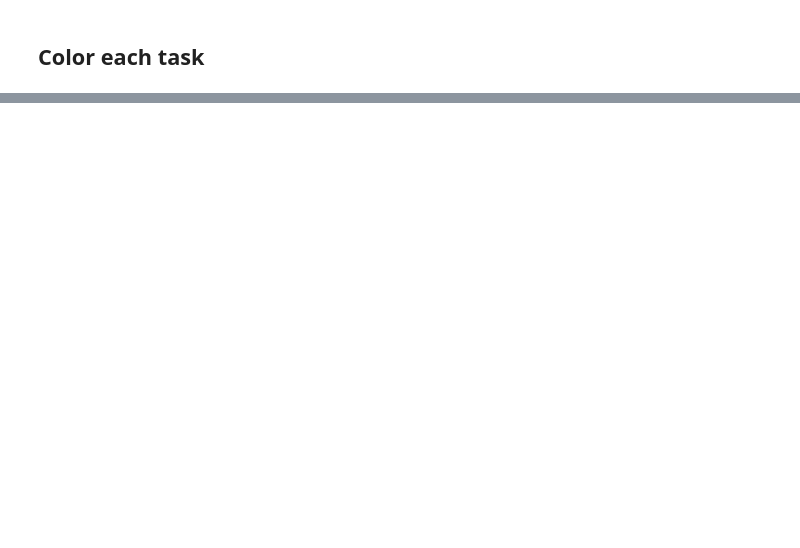
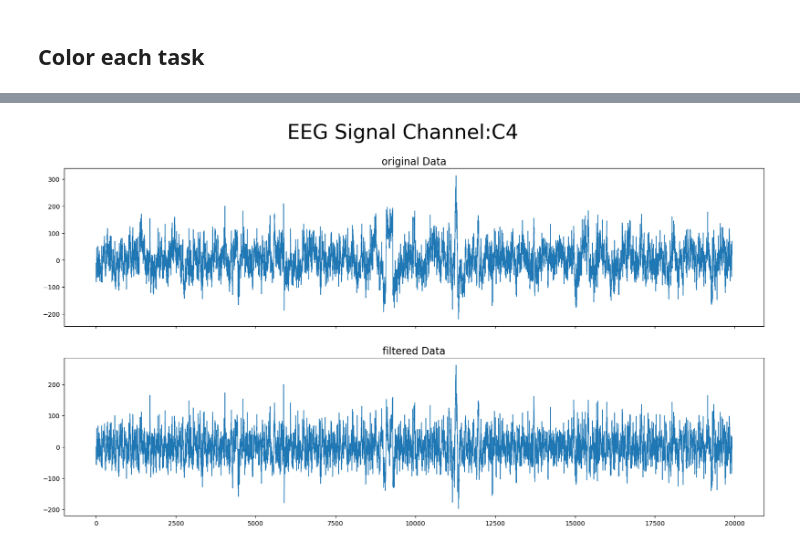
Before and after one commit to SanjarArani-Ali/EEG-Classification, a Jupyter notebook: EEGMMIDB_Classification.ipynb, the cells around one changed output, grey strips where cells are left out. Cells and saved outputs as stored; diff of their text form; code cells hidden in the pictures; blank space fills up the shorter version.

```diff
--- a/EEGMMIDB_Classification.ipynb
+++ b/EEGMMIDB_Classification.ipynb
@@ -203,0 +163,4 @@ plt.show()
+# %%
+sampling_freq=160
+info = mne.create_info(ch_names=selectedLabels, sfreq=sampling_freq, ch_types='eeg')
+raw = mne.io.RawArray(selectedData.copy(), info)
@@ -203,0 +209,16 @@ plt.show()
+# %%
+filtered_selectedData = raw.get_data()
+# %%
+nplot=2
+index=0
+fig, axs = plt.subplots(nplot, sharex=True)
+fig.set_size_inches(20, 10)
+fig.suptitle(f'EEG Signal Channel:{selectedLabels[i]}',fontsize=32)
+
+axs[0].plot(selectedData[index], linewidth=1,)# label=signal_labels[5*i])
+axs[0].set_title("original Data", fontsize=16)
+axs[1].plot(filtered_selectedData[index], linewidth=1,)# label=signal_labels[5*i])
+axs[1].set_title("filtered Data", fontsize=16)
+plt.show()
+# %% [output]
+[figure, added]
```
Also changed, not shown: parts of 27 cells of this notebook.
